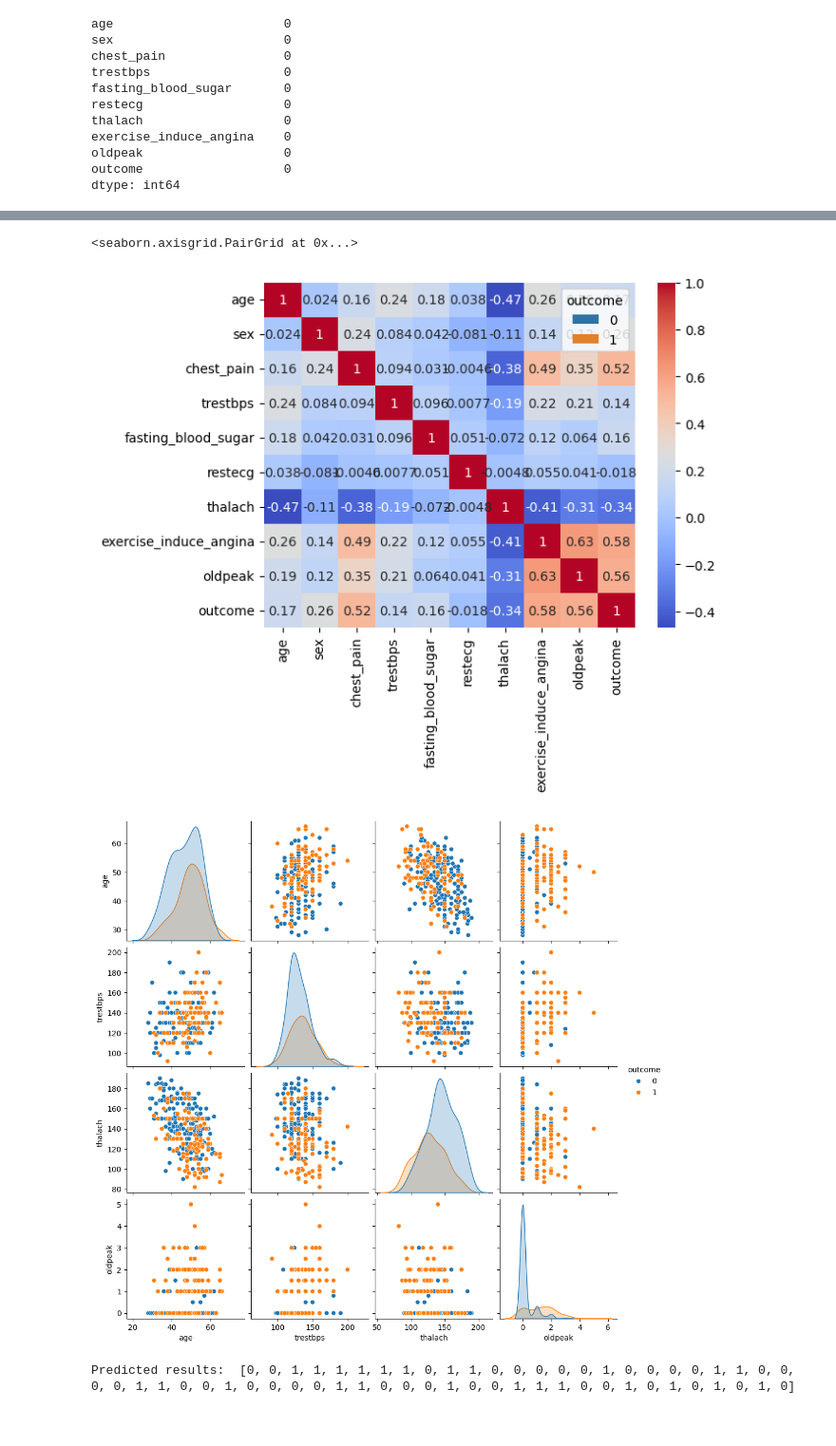
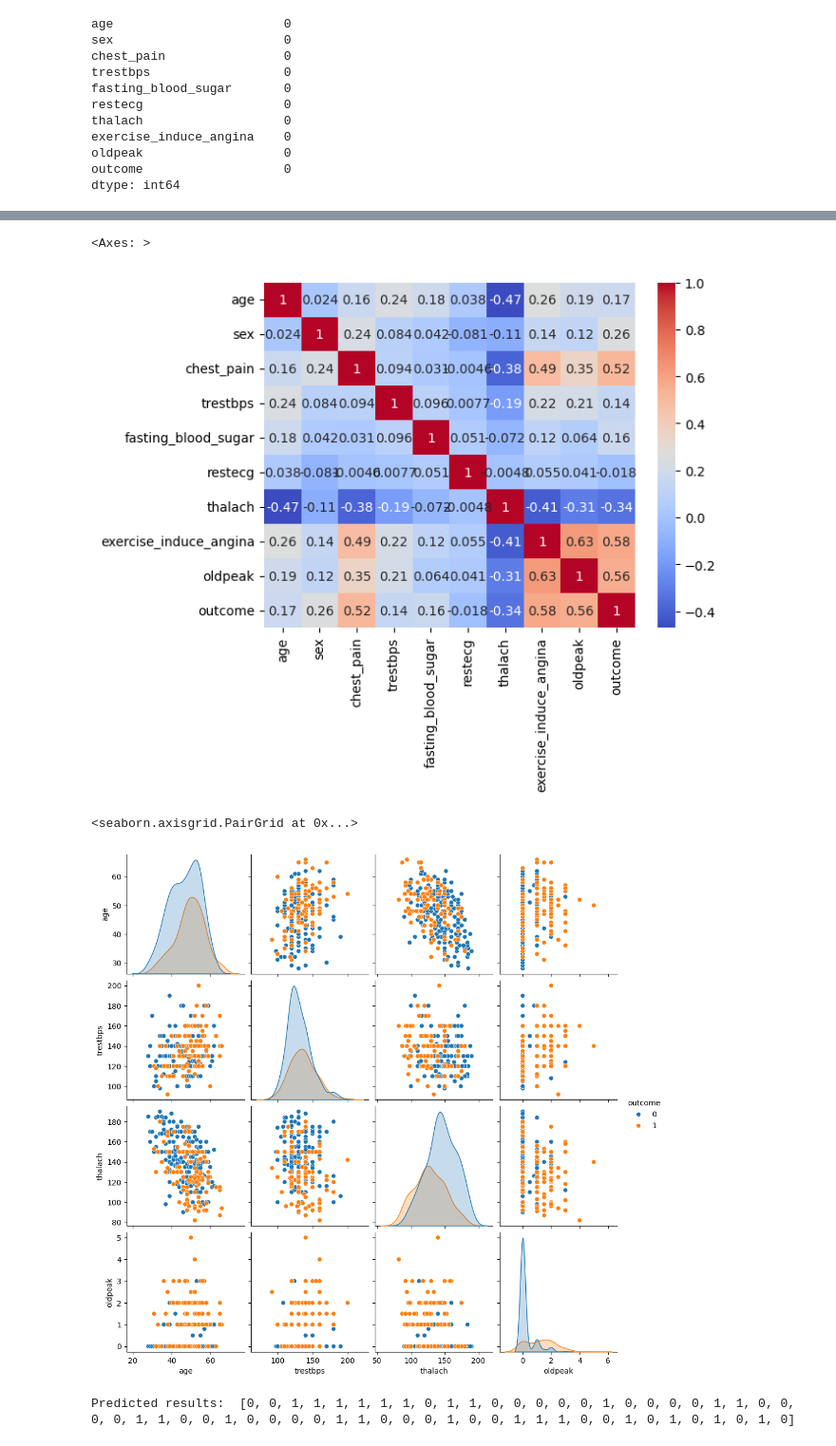
Before and after one commit to robot-mazeee/Machine-Learning-Project, a Jupyter notebook: Homework1/G001_notebook.ipynb, the cells around one changed output, grey strips where cells are left out. Shown: that part at 95% size. Cells and saved outputs as stored; diff of their text form; code cells hidden in the pictures.

Commit message:
better data exploration graphs

```diff
--- a/Homework1/G001_notebook.ipynb
+++ b/Homework1/G001_notebook.ipynb
@@ -58,19 +82,15 @@ df.describe()
+# %%
+# correlation heatmap
+sns.heatmap(df.corr(method='pearson'), annot=True, cmap="coolwarm")
+# %% [output]
+<Axes: >
+[figure, added]
 # %%
-sns.countplot(x="outcome", data=df)
-
-sns.histplot(data=df, x="age", hue="outcome", kde=True)
-
-sns.boxplot(x="outcome", y="trestbps", data=df)
-
-sns.countplot(x="chest_pain", hue="outcome", data=df)
-
-sns.heatmap(df.corr(), annot=True, cmap="coolwarm")
-
+# pairplot of selected features colored by outcome
 sns.pairplot(df[["age","trestbps","thalach","oldpeak","outcome"]], hue="outcome")
 # %% [output]
 <seaborn.axisgrid.PairGrid at 0x...>
-[figure, old version]
+[figure, new version]
-[figure, removed]
 # %%
 # separate input from output variables
 x = df.drop(columns=['outcome'])
```
Also changed, not shown: parts of 4 cells of this notebook.
